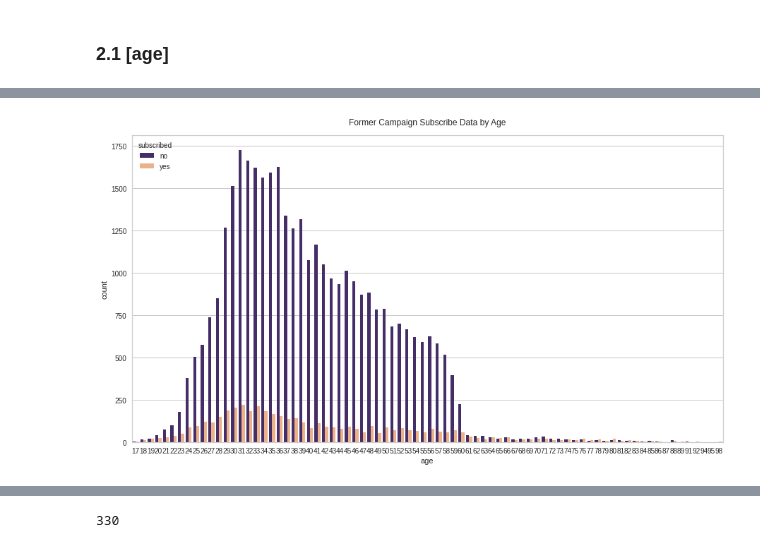
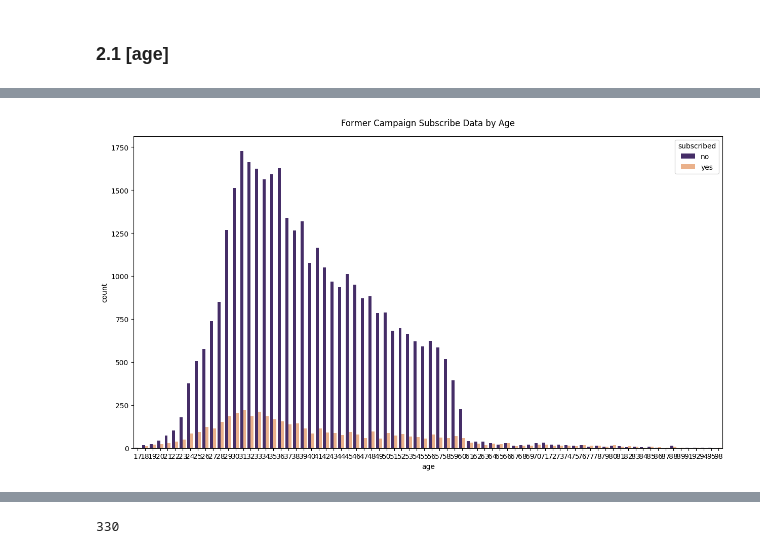
Before and after one commit to jibbsmathew/Bank_Dataset_KMeans_FuzzyCMeans, a Jupyter notebook: Bank_KMeans_FuzzyCMeans.ipynb, the cells around one changed output, grey strips where cells are left out. Saved outputs shown, nothing was run; the diff lists cells and outputs as text; code cells hidden in the pictures.

```diff
--- a/Bank_KMeans_FuzzyCMeans.ipynb
+++ b/Bank_KMeans_FuzzyCMeans.ipynb
@@ -199,11 +202,11 @@ sns.despine()
 # %%
 y_position = 1.02
-plt.figure(figsize = (15, 8))
-sns.countplot('age', hue = 'subscribed', data = df_train,palette=['#432371',"#FAAE7B"])
-plt.title('Former Campaign Subscribe Data by Age', y = y_position)
+plt.figure(figsize=(15, 8))
+sns.countplot(x='age', hue='subscribed', data=df_train, palette=['#432371', "#FAAE7B"])
+plt.title('Former Campaign Subscribe Data by Age', y=y_position)
 plt.show()
 # %% [output]
-[figure, old version]
+[figure, new version]
 # %%
 # Top 10 units of age variable ('age_group') generation
 df_train['age_group'] = df_train['age'].apply(lambda x : 0 if x < 10 else
```
Also changed, not shown: parts of 34 cells of this notebook.
